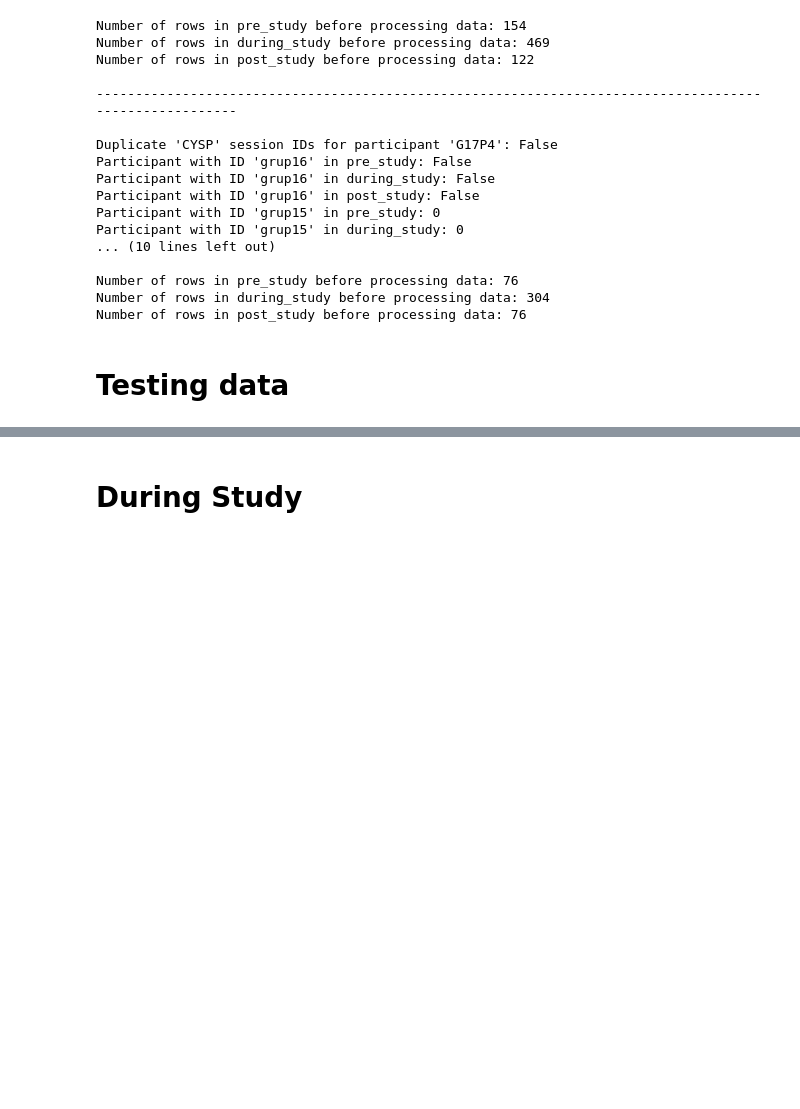
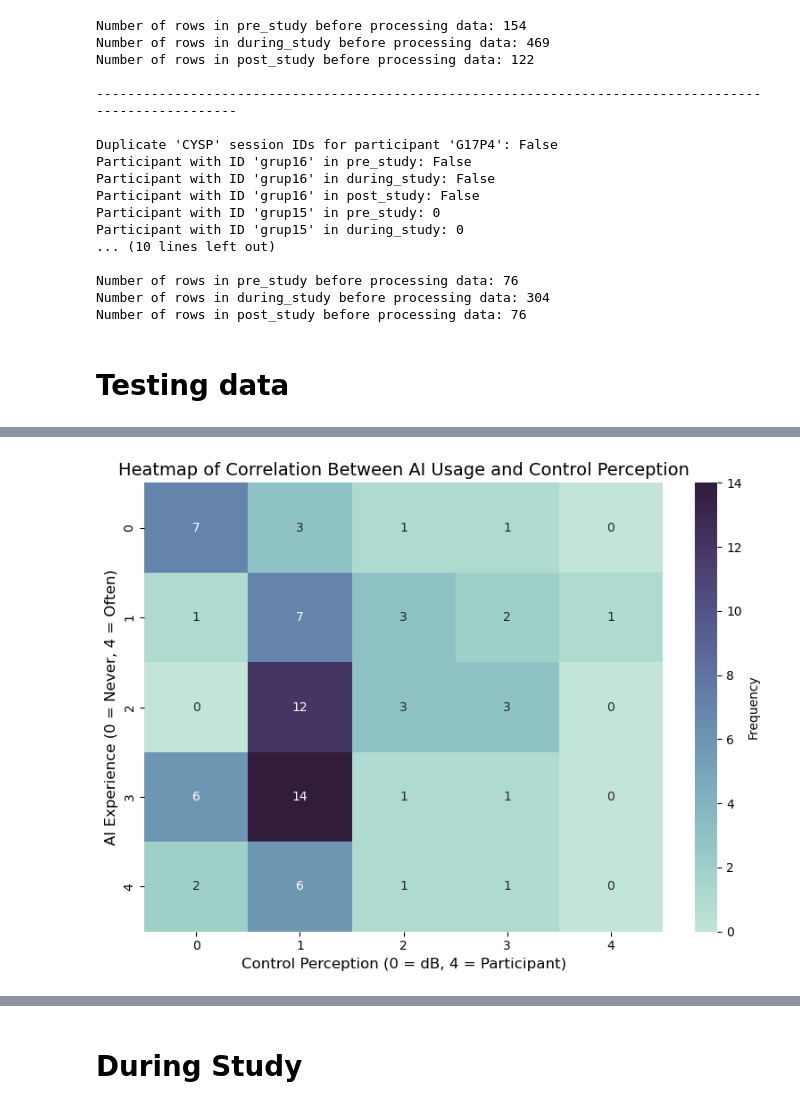
Before and after one commit to Elmir-Zeynalov/User-Studies, a Jupyter notebook: User-Studies.ipynb, the cells around one changed output, grey strips where cells are left out. Saved outputs shown, nothing was run; the diff lists cells and outputs as text; code cells hidden in the pictures; blank space fills up the shorter version.

Commit message:
heatmap, box- and violin plot of correlation between experience with AI and perception of control

```diff
--- a/User-Studies.ipynb
+++ b/User-Studies.ipynb
@@ -235,0 +250,16 @@ Female: 24 participants
+# %%
+import matplotlib.pyplot as plt
+import seaborn as sns
+
+# Clean and prepare data
+pre_column = "How often do you use AI tools for creativity (e.g., writing, coding, music, fine arts, food recipes, etc.)?"
+post_column = "Who had the overall control of the interaction?"
+
+# Combine the pre and post study data while ensuring participant IDs are used to merge
+combined_data = pd.merge(pre_study[[participant_id_col, pre_column]],
+                         post_study[[participant_id_col, post_column]],
+                         on=participant_id_col).dropna()
+
+# Rename columns for clarity
+combined_data.columns = ["Participant ID", "AI Usage Frequency", "Control Perception"]
+palette = sns.cubehelix_palette(start=.5, rot=-.5, as_cmap=True)
@@ -235,0 +269,27 @@ Female: 24 participants
+# %%
+import matplotlib.colors as mcolors
+
+# Create the contingency table (counts of unique combinations of responses by participants)
+heatmap_data = pd.crosstab(
+    combined_data["AI Usage Frequency"],
+    combined_data["Control Perception"]
+)
+
+#heatmap_palette = sns.color_palette("Blues", as_cmap=True)
+
+# Heatmap
+plt.figure(figsize=(8, 6))
+sns.heatmap(
+    heatmap_data,
+    annot=True,
+    fmt="d",
+    cmap=palette,
+    cbar_kws={'label': 'Frequency'},
+)
+plt.title("Heatmap of Correlation Between AI Usage and Control Perception", fontsize=14)
+plt.xlabel("Control Perception (0 = dB, 4 = Participant)", fontsize=12)
+plt.ylabel("AI Experience (0 = Never, 4 = Often)", fontsize=12)
+plt.tight_layout()
+plt.show()
+# %% [output]
+[figure, added]
```
Also changed, not shown: parts of 10 cells of this notebook, 1 other file.
